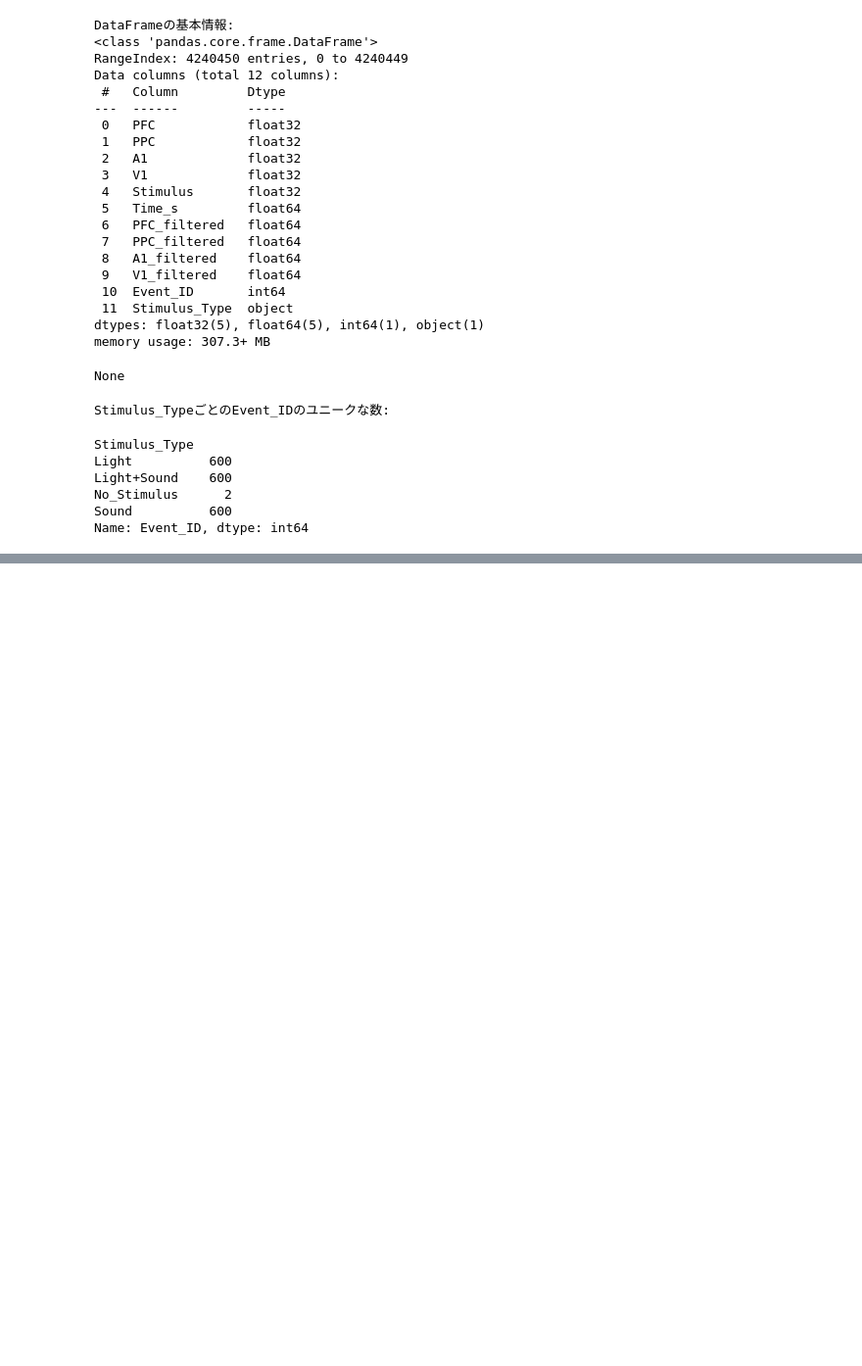
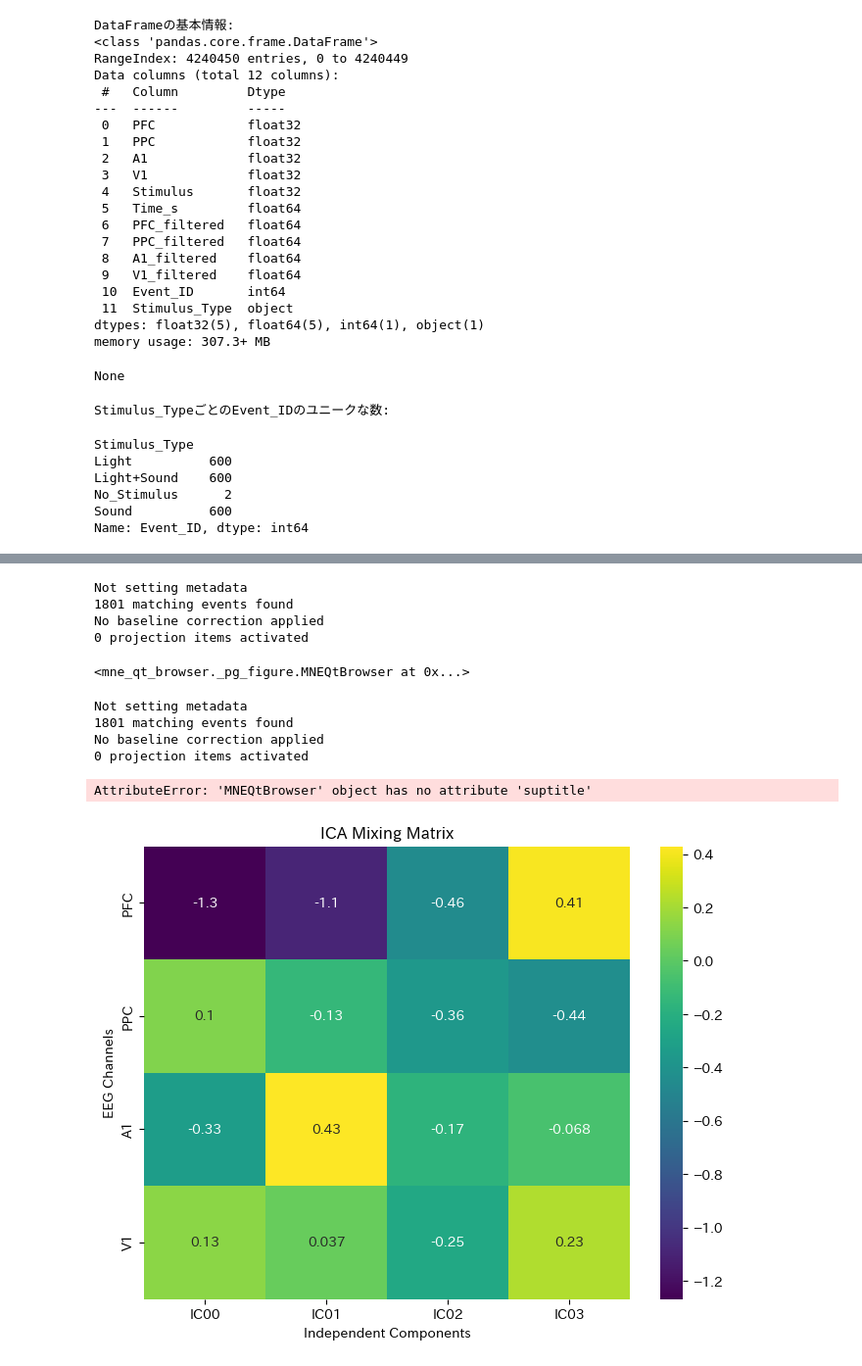
Before and after one commit to nyaamikeneko/pcdh_analyze, a Jupyter notebook: notebooks/03_noise_reduction.ipynb, the cells around one changed output, grey strips where cells are left out. Shown at 98% size. Drawn from its saved outputs; the diff is of its cells as text; code cells hidden in the pictures; blank space fills up the shorter version.

```diff
--- a/notebooks/03_noise_reduction.ipynb
+++ b/notebooks/03_noise_reduction.ipynb
@@ -66,0 +269,16 @@ Name: Event_ID, dtype: int64
+# %%
+from mne.preprocessing import ICA
+
+# 1. ICAモデルの初期化
+# n_componentsにデータのランクを指定し、アルゴリズムにfasticaを使用
+ica = ICA(n_components=None, # NoneにするとMNEが自動でランクを推定します
+          method='fastica',
+          random_state=97,  # 結果を再現可能にするための乱数シード
+          max_iter='auto')
+
+# 2. epochsデータ全体でICAモデルを学習（フィット）
+# ノンEEGチャネル（例えばEOGなど）があれば除外するために picks='eeg' を指定
+ica.fit(epochs, picks='eeg')
+
+print("--- ICAモデルの学習が完了しました ---")
+print(ica)
@@ -66,0 +291,38 @@ Name: Event_ID, dtype: int64
+# %%
+# 各コンポーネントの時系列データを表示
+# ブラウザのようなインタラクティブなウィンドウが開きます
+ica.plot_sources(epochs, show_scrollbars=False)
+# %% [output]
+Not setting metadata
+1801 matching events found
+No baseline correction applied
+0 projection items activated
+<mne_qt_browser._pg_figure.MNEQtBrowser at 0x...>
+# %%
+# 各独立成分の時系列データをプロット
+# このプロットは電極位置情報を必要としません
+fig = ica.plot_sources(epochs)
+fig.suptitle('Time Courses of Independent Components', y=1.02)
+plt.show()
+# %% [output]
+Not setting metadata
+1801 matching events found
+No baseline correction applied
+0 projection items activated
+AttributeError: 'MNEQtBrowser' object has no attribute 'suptitle'
+# %%
+import seaborn as sns
+# 混合行列を取得
+mixing_matrix = ica.mixing_matrix_
+
+# ヒートマップで可視化
+plt.figure(figsize=(8, 6))
+sns.heatmap(mixing_matrix, annot=True, cmap='viridis',
+            xticklabels=[f'IC{i:02d}' for i in range(ica.n_components_)],
+            yticklabels=epochs.ch_names)
+plt.title('ICA Mixing Matrix')
+plt.xlabel('Independent Components')
+plt.ylabel('EEG Channels')
+plt.show()
+# %% [output]
+[figure, added]
```
Also changed, not shown: parts of 11 cells of this notebook, 1 other file.
